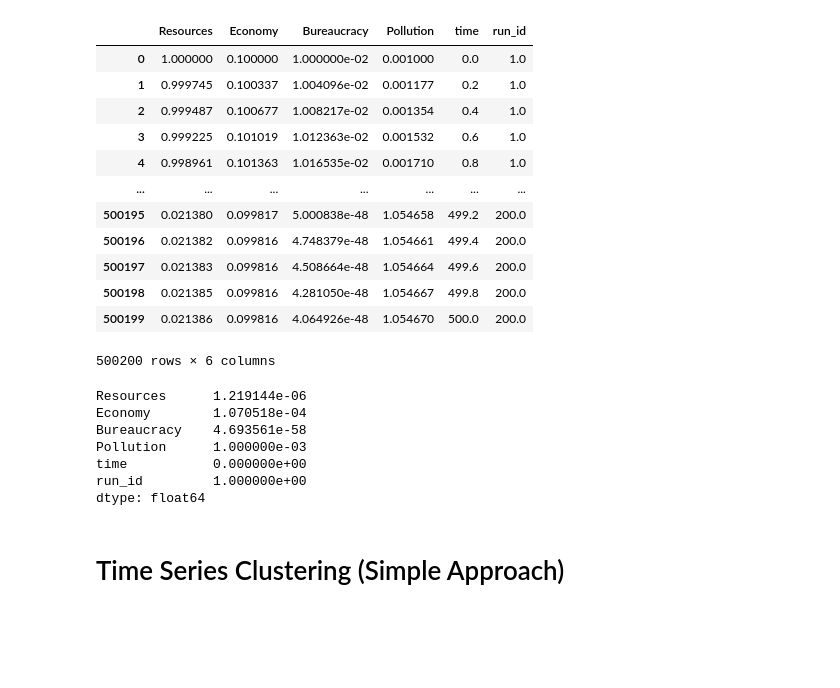
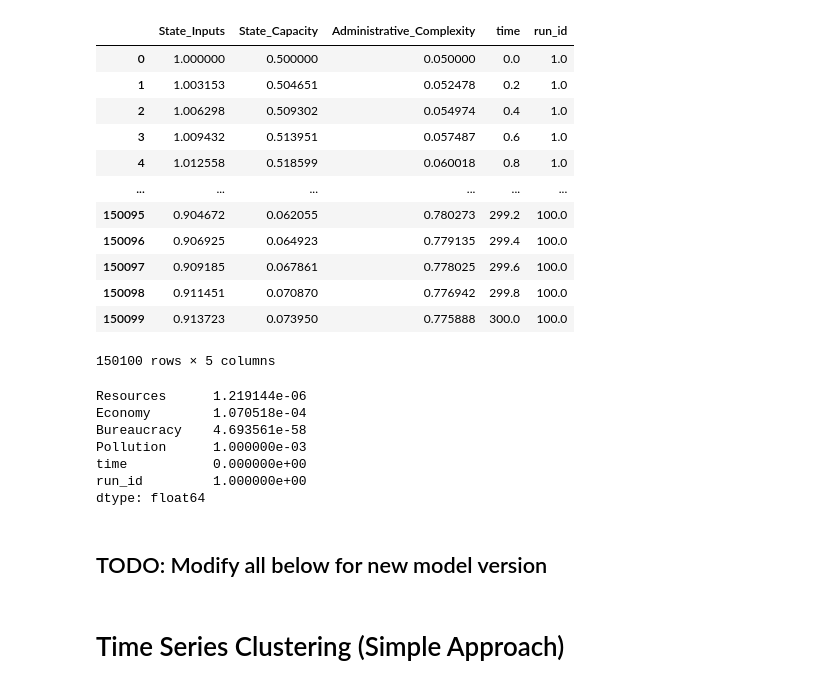
Before and after one commit to emolinaperez/looking_back_to_look_forward, a Jupyter notebook: results_analysis/time_series_clust.ipynb, the cells around one changed output. Saved outputs shown, nothing was run; the diff lists cells and outputs as text; code cells hidden in the pictures; blank space fills up the shorter version.

Commit message:
modify paths

```diff
--- a/results_analysis/time_series_clust.ipynb
+++ b/results_analysis/time_series_clust.ipynb
@@ -31,22 +22,32 @@ porcessed_data_dir = os.path.join(script_dir, 'processed_data')
+# %%
+# Set up paths
+SCRIPT_DIR_PATH = os.getcwd()
+PROJECT_DIR_PATH = os.path.dirname(SCRIPT_DIR_PATH)
+MODEL_DIR_PATH = os.path.join(PROJECT_DIR_PATH, 'model')
+OUTPUTS_DIR_PATH = os.path.join(MODEL_DIR_PATH, 'outputs')
+BASELINE_DIR_PATH = os.path.join(OUTPUTS_DIR_PATH, 'baseline')
+ENSEMBLE_DIR_PATH = os.path.join(OUTPUTS_DIR_PATH, 'ensemble')
+EXP_DESIGN_DIR_PATH = os.path.join(OUTPUTS_DIR_PATH, 'exp_design')
+CONFIG_DIR_PATH = os.path.join(MODEL_DIR_PATH, 'python_ver/config')
+SINGLE_SIM_DIR_PATH = os.path.join(OUTPUTS_DIR_PATH, 'single_sim')
 # %%
-n_runs = 200
-time_periods = 500
-output_df = pd.read_csv(os.path.join(tableu_dir, f'bardis_ensemble_python_ver_{n_runs}_{time_periods}.csv'))
+model_version = 6
+output_df = pd.read_csv(os.path.join(ENSEMBLE_DIR_PATH, f"ensemble_config_{model_version}_output.csv"))
 output_df
 # %% [output]
-|  | Resources | Economy | Bureaucracy | Pollution | time | run_id |
-| 0 | 1.000000 | 0.100000 | 1.000000e-02 | 0.001000 | 0.0 | 1.0 |
-| 1 | 0.999745 | 0.100337 | 1.004096e-02 | 0.001177 | 0.2 | 1.0 |
-| 2 | 0.999487 | 0.100677 | 1.008217e-02 | 0.001354 | 0.4 | 1.0 |
-| 3 | 0.999225 | 0.101019 | 1.012363e-02 | 0.001532 | 0.6 | 1.0 |
-| 4 | 0.998961 | 0.101363 | 1.016535e-02 | 0.001710 | 0.8 | 1.0 |
-| ... | ... | ... | ... | ... | ... | ... |
-| 500195 | 0.021380 | 0.099817 | 5.000838e-48 | 1.054658 | 499.2 | 200.0 |
-| 500196 | 0.021382 | 0.099816 | 4.748379e-48 | 1.054661 | 499.4 | 200.0 |
-| 500197 | 0.021383 | 0.099816 | 4.508664e-48 | 1.054664 | 499.6 | 200.0 |
-| 500198 | 0.021385 | 0.099816 | 4.281050e-48 | 1.054667 | 499.8 | 200.0 |
-| 500199 | 0.021386 | 0.099816 | 4.064926e-48 | 1.054670 | 500.0 | 200.0 |
+|  | State_Inputs | State_Capacity | Administrative_Complexity | time | run_id |
+| 0 | 1.000000 | 0.500000 | 0.050000 | 0.0 | 1.0 |
+| 1 | 1.003153 | 0.504651 | 0.052478 | 0.2 | 1.0 |
+| 2 | 1.006298 | 0.509302 | 0.054974 | 0.4 | 1.0 |
+| 3 | 1.009432 | 0.513951 | 0.057487 | 0.6 | 1.0 |
+| 4 | 1.012558 | 0.518599 | 0.060018 | 0.8 | 1.0 |
+| ... | ... | ... | ... | ... | ... |
+| 150095 | 0.904672 | 0.062055 | 0.780273 | 299.2 | 100.0 |
+| 150096 | 0.906925 | 0.064923 | 0.779135 | 299.4 | 100.0 |
+| 150097 | 0.909185 | 0.067861 | 0.778025 | 299.6 | 100.0 |
+| 150098 | 0.911451 | 0.070870 | 0.776942 | 299.8 | 100.0 |
+| 150099 | 0.913723 | 0.073950 | 0.775888 | 300.0 | 100.0 |
-500200 rows × 6 columns
+150100 rows × 5 columns
 # %%
 output_df.min()
 # %% [output]
@@ -57,6 +58,8 @@ Pollution      1.000000e-03
 time           0.000000e+00
 run_id         1.000000e+00
 dtype: float64
+# %% [markdown]
+## TODO: Modify all below for new model version
 # %%
 fe = FeatureExtractor(time_periods)
 edau = EDAUtils()
```
Also changed, not shown: parts of 2 cells of this notebook.
